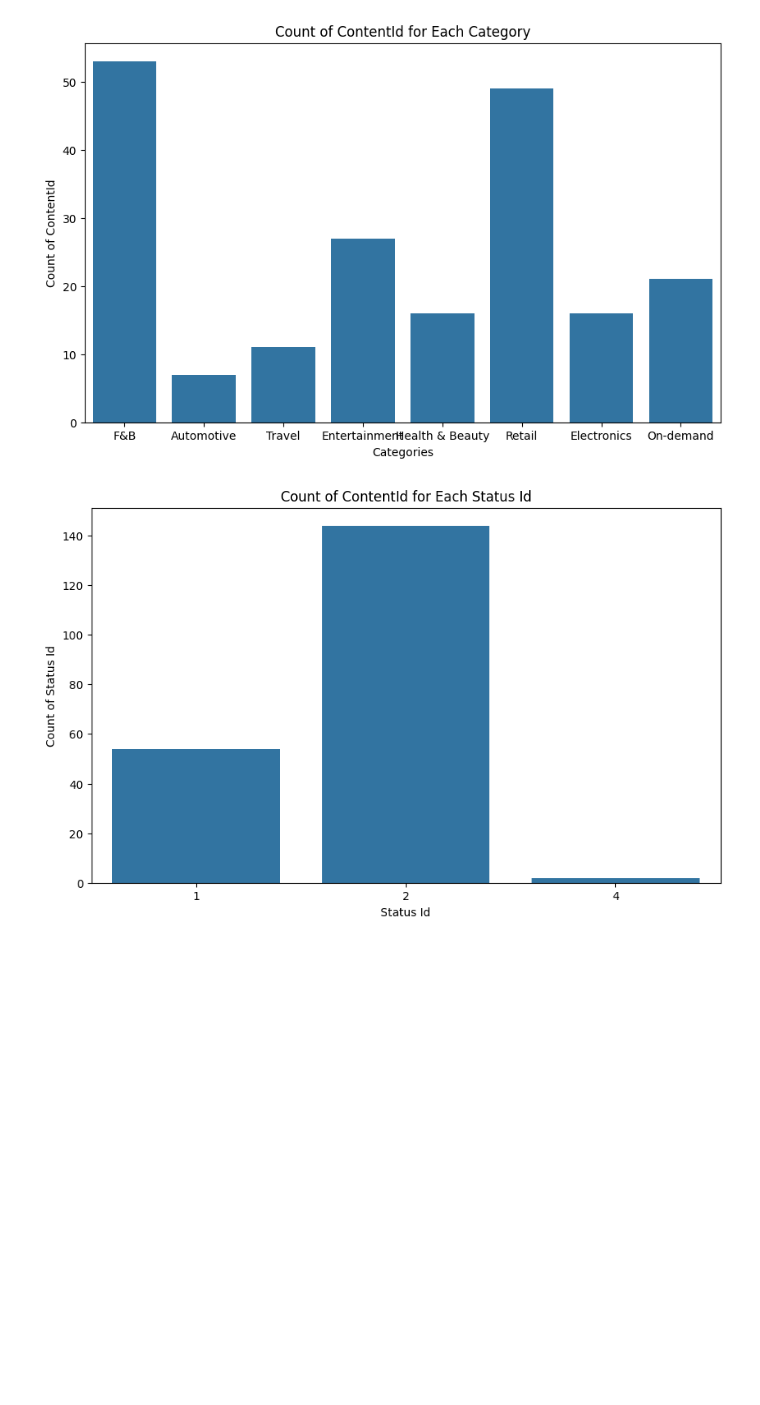
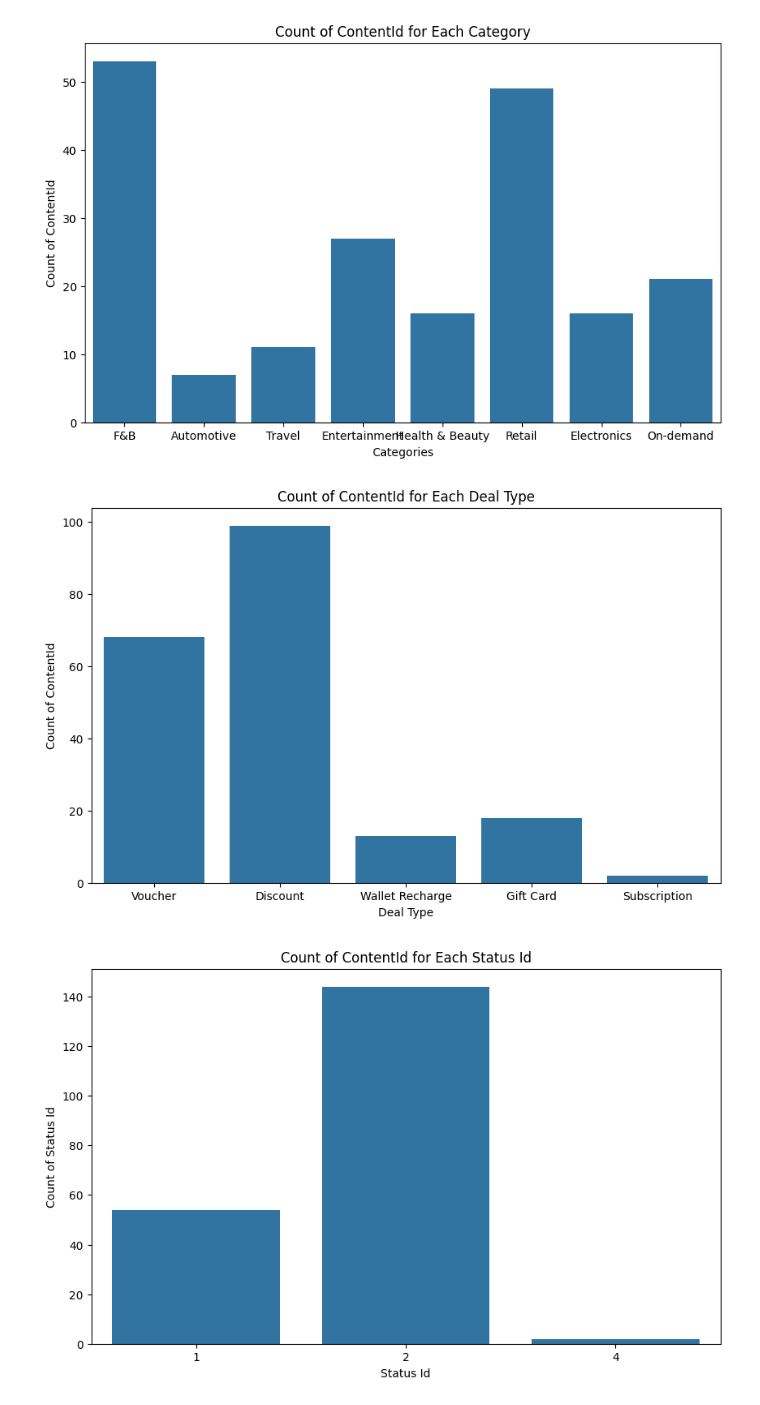
Before and after one commit to DboukAli98/KFHXRelatedAi, a Jupyter notebook: NoteBooks/Data Exploration/Deals_Data_Exploration.ipynb, the cells around one changed output. Cells and saved outputs as stored; diff of their text form; code cells hidden in the pictures; blank space fills up the shorter version.

```diff
--- a/NoteBooks/Data Exploration/Deals_Data_Exploration.ipynb
+++ b/NoteBooks/Data Exploration/Deals_Data_Exploration.ipynb
@@ -35,6 +35,18 @@ plt.title('Count of ContentId for Each Category')
 plt.show()
 # %% [output]
 [figure]
+# %%
+import matplotlib.pyplot as plt
+import seaborn as sns
+
+plt.figure(figsize=(10, 6))
+sns.countplot(data=deals, x='Deal Type')
+plt.xlabel('Deal Type')
+plt.ylabel('Count of ContentId')
+plt.title('Count of ContentId for Each Deal Type')
+plt.show()
+# %% [output]
+[figure, added]
 # %%
 plt.figure(figsize=(10, 6))
 sns.countplot(data=deals, x='FK_StatusId')
```
Also changed, not shown: parts of 3 cells of this notebook, 3 other files.
